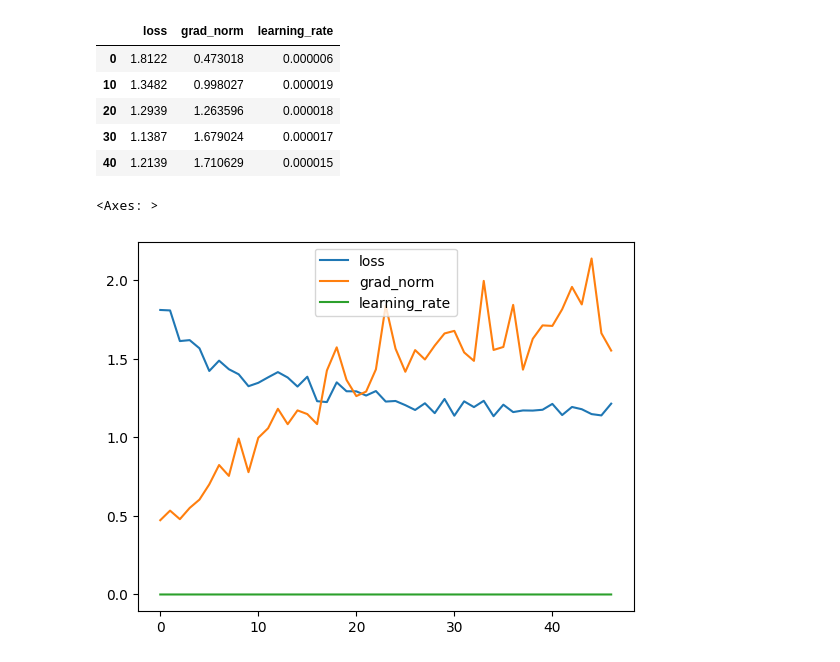
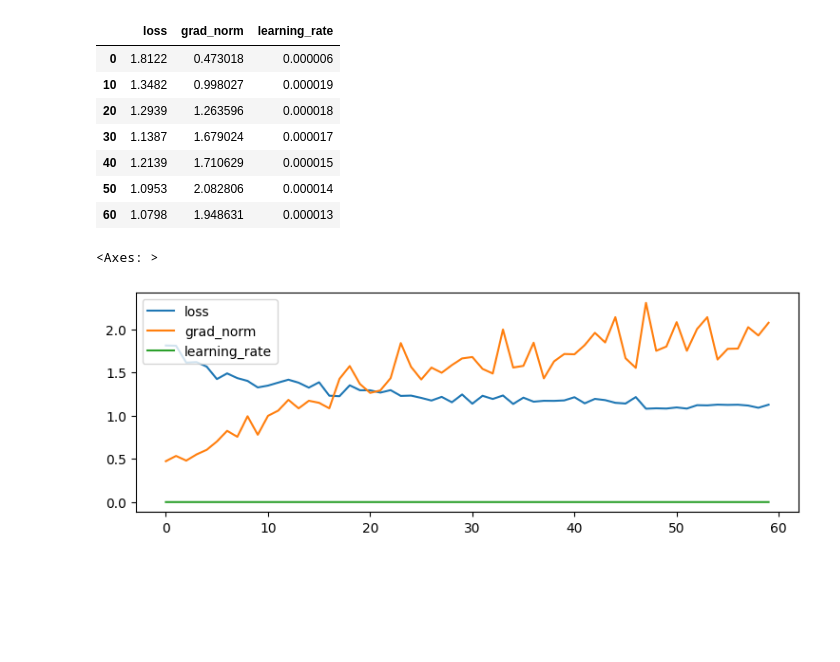
Before and after one commit to hodzanassredin/neuro-sft-host, a Jupyter notebook: labs/notebooks/ClearMlExport.ipynb, the cells around one changed output. Saved outputs shown, nothing was run; the diff lists cells and outputs as text; code cells hidden in the pictures; blank space fills up the shorter version.

```diff
--- a/labs/notebooks/ClearMlExport.ipynb
+++ b/labs/notebooks/ClearMlExport.ipynb
@@ -3,17 +3,25 @@
 # %%
 import pandas as pd
 from clearml import Task
+from sklearn.preprocessing import StandardScaler
+scaler = StandardScaler()
+
+def scale(df):
+    return pd.DataFrame(scaler.fit_transform(df), columns=df.columns, index=df.index)
+
+def get_dataframe(data):
+    res = {k : pd.Series(data[k]['y']) for k in data.keys()}
+    return pd.DataFrame(res)
+
 # Fetch the task by ID
-task = Task.get_task(task_id="153a25c889fc4147b801becd4f2a1577")
+last_id = Task.get_all().response_data['tasks'][-1]['id']
+task = Task.get_task(task_id=last_id)
+#task = Task.current_task()
 
 # Retrieve logged data
 logged_data = task.get_all_reported_scalars()
-# %%
-def get_dataframe(key):
-    res = {k : pd.Series(logged_data[key][k]['y']) for k in logged_data[key].keys()}
-    return pd.DataFrame(res)
 # %%
-train_log = get_dataframe('train')
+train_log = get_dataframe(logged_data['train'])
 train_log.iloc[::10, :]
 # %% [output]
 |  | loss | grad_norm | learning_rate |
@@ -22,9 +30,11 @@ train_log.iloc[::10, :]
 | 20 | 1.2939 | 1.263596 | 0.000018 |
 | 30 | 1.1387 | 1.679024 | 0.000017 |
 | 40 | 1.2139 | 1.710629 | 0.000015 |
+| 50 | 1.0953 | 2.082806 | 0.000014 |
+| 60 | 1.0798 | 1.948631 | 0.000013 |
 # %%
-train_log.plot()
+train_log.plot(figsize=(9,3))
 # %% [output]
 <Axes: >
-[figure, old version]
+[figure, new version]
 # %%
```
Also changed, not shown: parts of 3 cells of this notebook, 9 other files.
